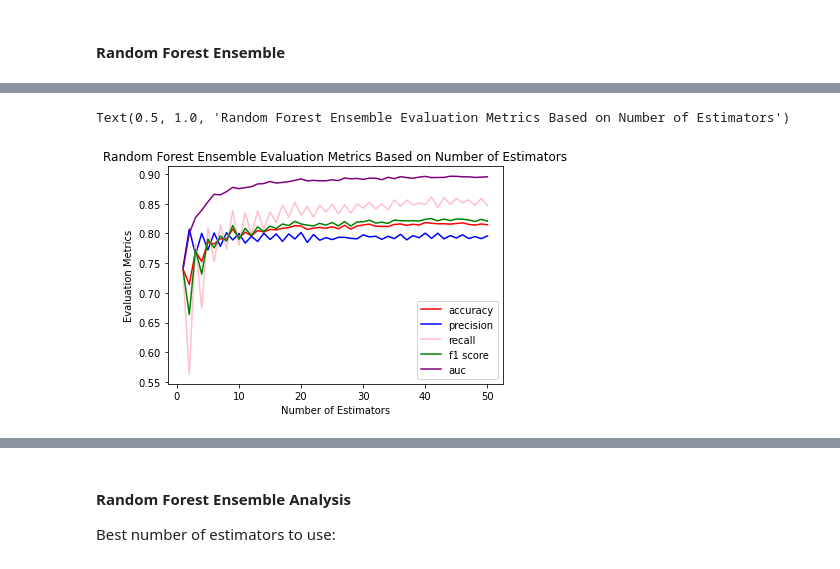
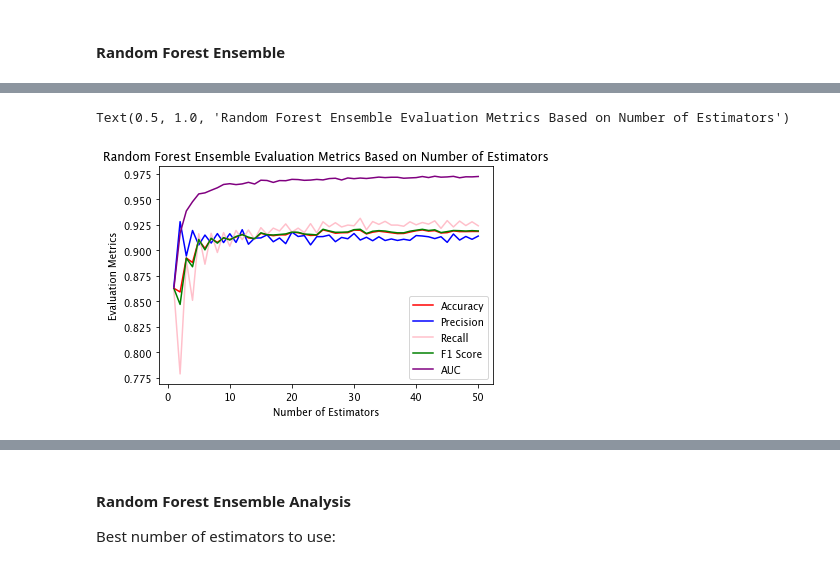
Before and after one commit to sumanasithalam/Top-Charts-Song-Classification, a Jupyter notebook: SongsAnalysis.ipynb, the cells around one changed output, grey strips where cells are left out. Cells and saved outputs as stored; diff of their text form; code cells hidden in the pictures.

Commit message:
add dataset with popularities, rerun cells with this dataset, clean up

```diff
--- a/SongsAnalysis.ipynb
+++ b/SongsAnalysis.ipynb
@@ -243,7 +243,7 @@ stage1_song_data
 | 34738 | Gone | Dierks Bentley | 7IhfjcaXuXCq20ZiAA7igK | 205960 | 0.74600 | 6 | 1 | 4 | ... |
 34739 rows × 18 columns
 # %%
-def clean_init_data(unedited_song_data):
+def clean_data(unedited_song_data):
     """
     Cleans the given csv by removing not helpful features from our database and
     replaces the artist_name column with the artist popularity metric from the
@@ -255,8 +255,8 @@ def clean_init_data(unedited_song_data):
     del cleaned_song_data['track_title']
     del cleaned_song_data['key']
     del cleaned_song_data['time_signature']
-    del data_with_popularity['artist_name']
-    del data_with_popularity['track_id']
+    del cleaned_song_data['artist_name']
+    del cleaned_song_data['track_id']
 
     return cleaned_song_data
 # %%
@@ -385,7 +370,7 @@ def predict_model(model, x):
     y_pred = model.predict(x);
     return y_pred
 # %%
-def fit_classifier(classifier, x_train, y_train, num_estimators=100):
+def fit_classifier(classifier, x_train, y_train, num_estimators=4, kernel='rbf'):
     '''
     Trains a random forest classifier ensemble using the given x and y training data
     Returns the trained random forest model
@@ -396,6 +381,10 @@ def fit_classifier(classifier, x_train, y_train, num_estimators=100):
         cl = RandomForestClassifier(n_estimators=num_estimators)
     elif (classifier == 'AdaBoost'):
         cl = AdaBoostClassifier(n_estimators=num_estimators)
+    elif (classifier == 'LogisticRegression'):
+        cl = LogisticRegression()
+    elif (classifier == 'SVC'):
+        cl = SVC(kernel=kernel)
     cl.fit(x_train, y_train)
     return cl
 # %%
@@ -422,9 +411,7 @@ def get_metrics(model, x_test, y_true, y_pred):
     return conf_matrix, class_report, accuracy, precision, recall, f1_sc, auc
 # %%
 ## Split data to be used for training / testing for each model
-actual_unedited_song_data = import_data()
-actual_cleaned_song_data = clean_data(actual_unedited_song_data)
-x_train, x_test, y_train, y_test = split_data(actual_cleaned_song_data)
+x_train, x_test, y_train, y_test = split_data(cleaned_song_data)
 # %%
 n_estimators = range(1, 51)
 
@@ -478,15 +506,15 @@ Random Forest Classifier Metrics - Test Set
 # %%
 ## plot all evaluation metrics as y values with estimator as x
 plt.plot(n_estimators, rf_metrics.Accuracy, color="red")
 plt.plot(n_estimators, rf_metrics.Precision, color="blue")
 plt.plot(n_estimators, rf_metrics.Recall, color="pink")
 plt.plot(n_estimators, rf_metrics['F1 Score'], color="green")
 plt.plot(n_estimators, rf_metrics.AUC, color="purple")
-plt.legend(["accuracy", "precision", "recall", "f1 score", "auc"])
+plt.legend(["Accuracy", "Precision", "Recall", "F1 Score", "AUC"])
 plt.xlabel('Number of Estimators')
 plt.ylabel('Evaluation Metrics')
 plt.title('Random Forest Ensemble Evaluation Metrics Based on Number of Estimators')
 # %% [output]
 Text(0.5, 1.0, 'Random Forest Ensemble Evaluation Metrics Based on Number of Estimators')
-[figure, old version]
+[figure, new version]
 # %%
```
Also changed, not shown: parts of 24 cells of this notebook, 1 other file.
